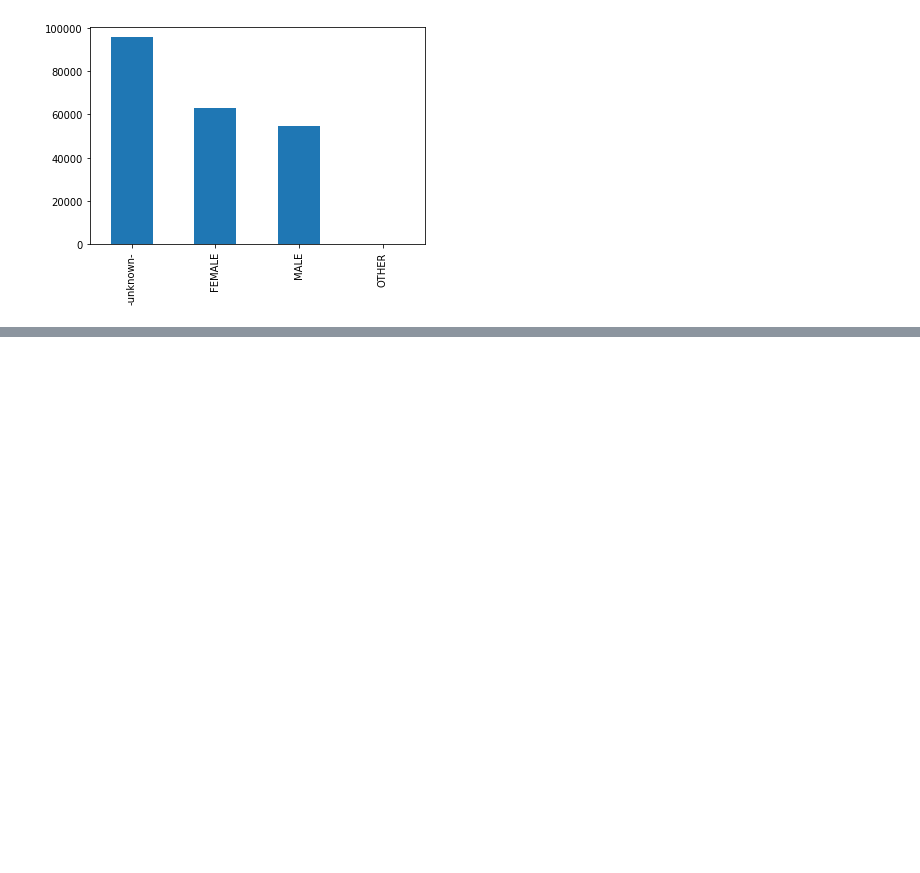
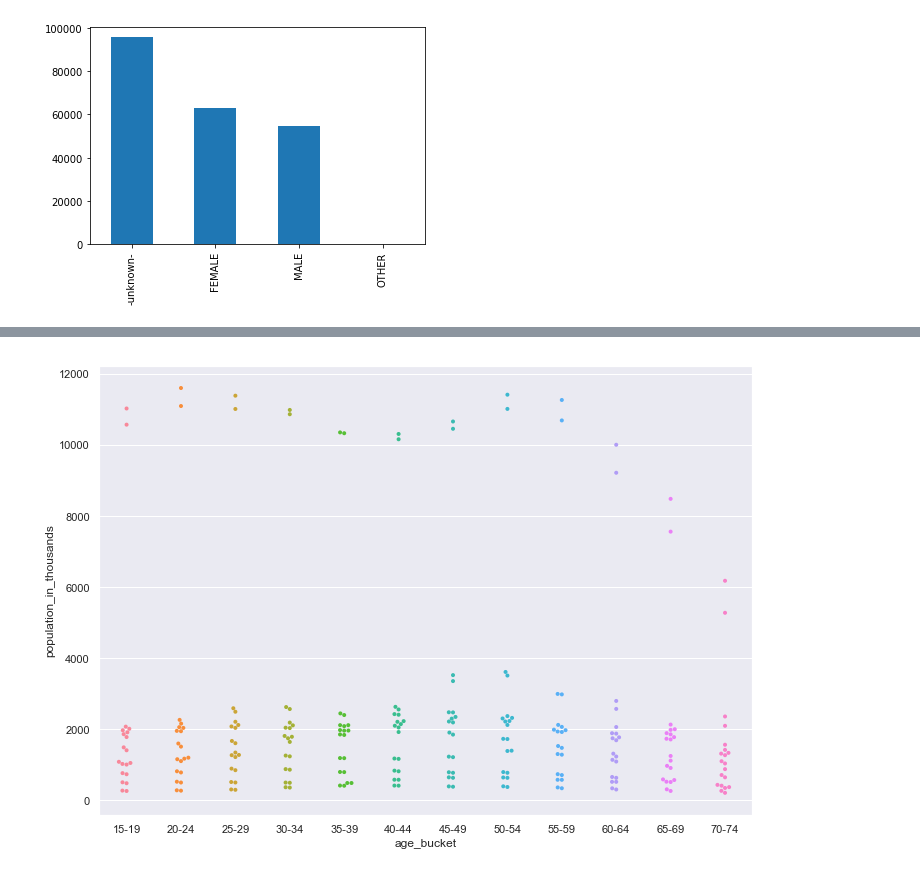
Before and after one commit to venkii83/Springboard, a Jupyter notebook: Capstone 1.ipynb, the cells around one changed output, grey strips where cells are left out. Saved outputs shown, nothing was run; the diff lists cells and outputs as text; code cells hidden in the pictures; blank space fills up the shorter version.

```diff
--- a/Capstone 1.ipynb
+++ b/Capstone 1.ipynb
@@ -158,0 +162,3 @@ plt.show()
+# %%
+age_b = pd.read_csv(r'C:\Users\laks0\Documents\GitHub\Springboard\Capstone 1\age_bkts.csv')
+age_b.head()
@@ -158,0 +172,7 @@ plt.show()
+# %%
+#Plotting the no. of people based on age range, we can see that the age group of 20-24,25-29 & 50-54 have the highest no. of people
+# interested in going for a vacation
+sns.set(rc={'figure.figsize':(11.7,8.27)})
+agebplot = sns.swarmplot(x='age_bucket', y='population_in_thousands', data=age_b, size = 4)
+# %% [output]
+[figure, added]
```
Also changed, not shown: parts of 11 cells of this notebook.
